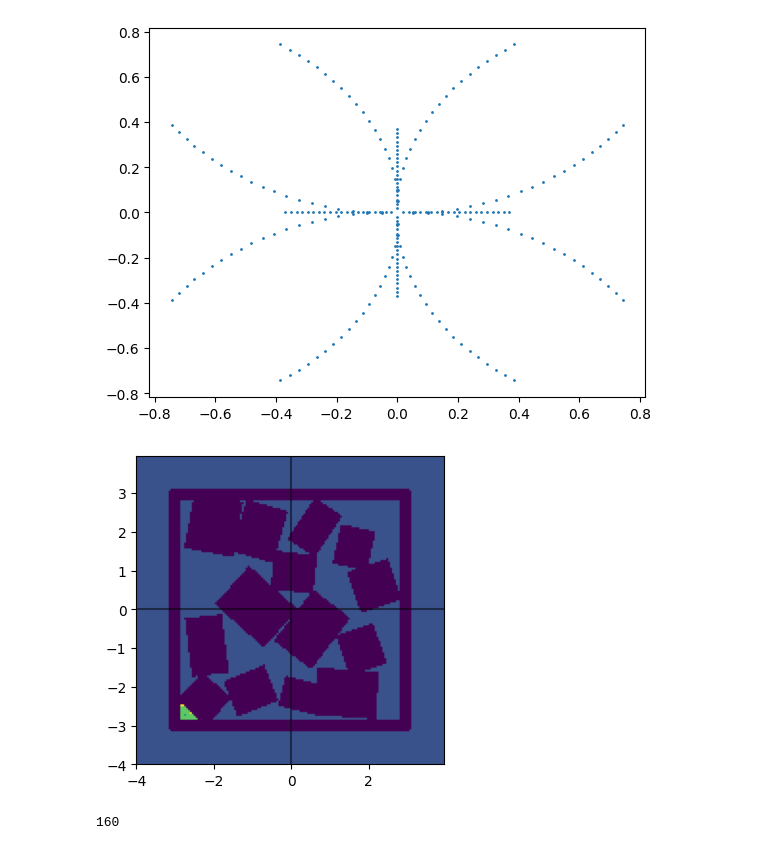
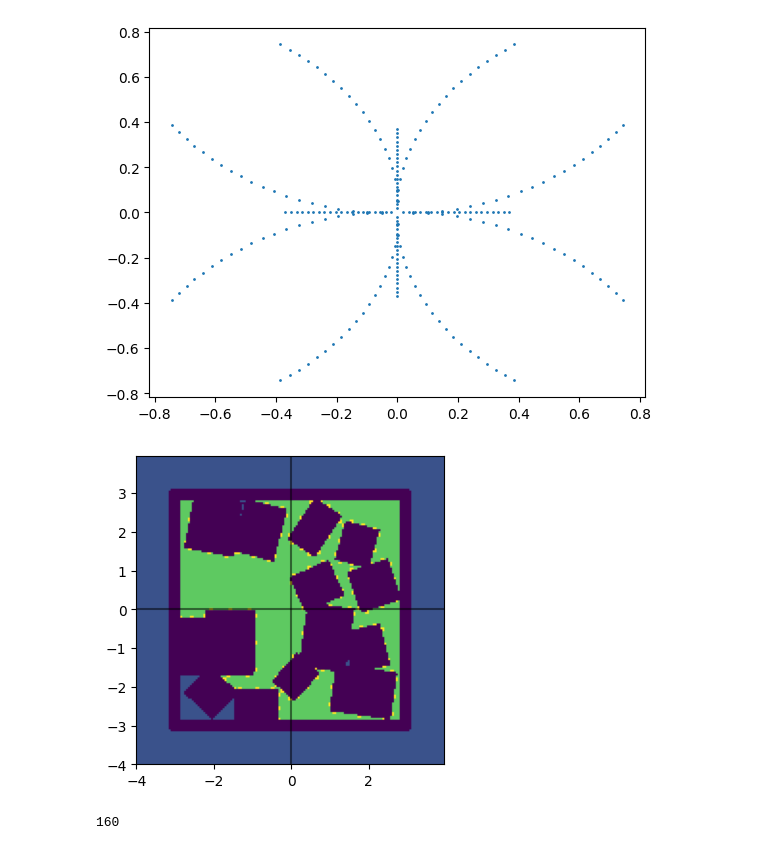
Before and after one commit to PRX-Kinodynamic/ML4KP-devel, a Jupyter notebook: vis.ipynb, the cells around one changed output. Cells and saved outputs as stored; diff of their text form; code cells hidden in the pictures.

```diff
--- a/vis.ipynb
+++ b/vis.ipynb
@@ -151,35 +151,35 @@ def plot_wavefront(filename):
     data = np.array(data)
     grid_size = len(np.unique(data[:, 0]))
 
     grid = data[:, -1].reshape(grid_size, grid_size)
 
 
     x_lims = [np.min(np.unique(data[:, 0])), np.max(np.unique(data[:, 0]))]
     y_lims = [np.min(np.unique(data[:, 1])), np.max(np.unique(data[:, 1]))]
 
     # Create a figure with a larger size
     plt.figure(figsize=(4, 4))
 
     # Plot with origin at center and correct orientation
     plt.imshow(grid.T, origin='lower', extent=[x_lims[0], x_lims[1], y_lims[0], y_lims[1]])
 
     # Add grid lines
     # plt.grid(True, linestyle='--', alpha=0.7)
 
     # Add axes lines for x=0 and y=0
     plt.axhline(y=0, color='k', linestyle='-', alpha=0.5)
     plt.axvline(x=0, color='k', linestyle='-', alpha=0.5)
 
     # plt.xlabel('X Position')
     # plt.ylabel('Y Position')
     # plt.title('Wavefront Distance Map')
 
     # Add colorbar with label
     # plt.colorbar(label='Distance')
 
-plot_wavefront("wavefronts/1/wavefront_data_.txt")
+plot_wavefront("wavefronts/104/wavefront_data_23.txt")
 # %% [output]
-[figure, old version]
+[figure, new version]
 # %%
 grid_size
 # %% [output]
```
Also changed, not shown: 5 other files.
